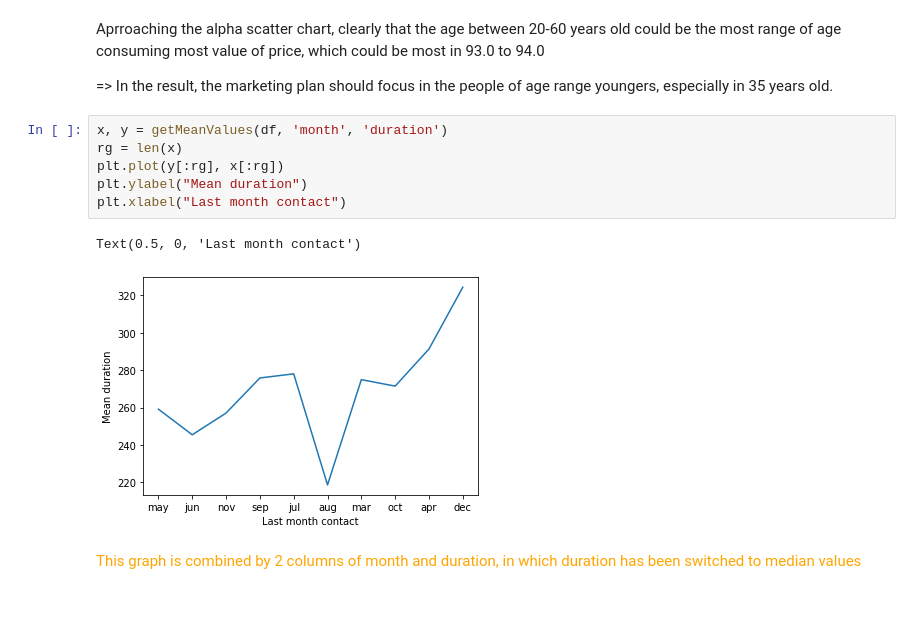
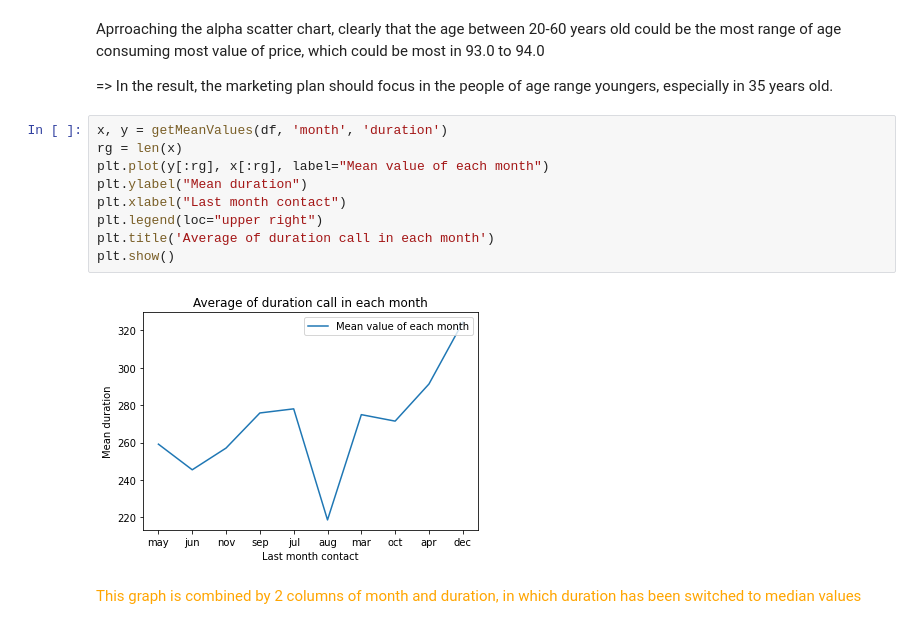
Before and after one commit to thinhsuy/Data_cleansing_summarising, a Jupyter notebook: assignment1.ipynb, the cells around one changed output. Cells and saved outputs as stored; diff of their text form.

```diff
--- a/assignment1.ipynb
+++ b/assignment1.ipynb
@@ -289,12 +302,14 @@ Aprroaching the alpha scatter chart, clearly that the age between 20-60 years ol
 # %%
 x, y = getMeanValues(df, 'month', 'duration')
 rg = len(x)
-plt.plot(y[:rg], x[:rg])
+plt.plot(y[:rg], x[:rg], label="Mean value of each month")
 plt.ylabel("Mean duration")
 plt.xlabel("Last month contact")
+plt.legend(loc="upper right")
+plt.title('Average of duration call in each month')
+plt.show()
 # %% [output]
-Text(0.5, 0, 'Last month contact')
-[figure, old version]
+[figure, new version]
 # %% [markdown]
 <font color="orange">This graph is combined by 2 columns of month and duration, in which duration has been switched to median values</font>
 # %% [markdown]
```
Also changed, not shown: parts of 9 cells of this notebook.
